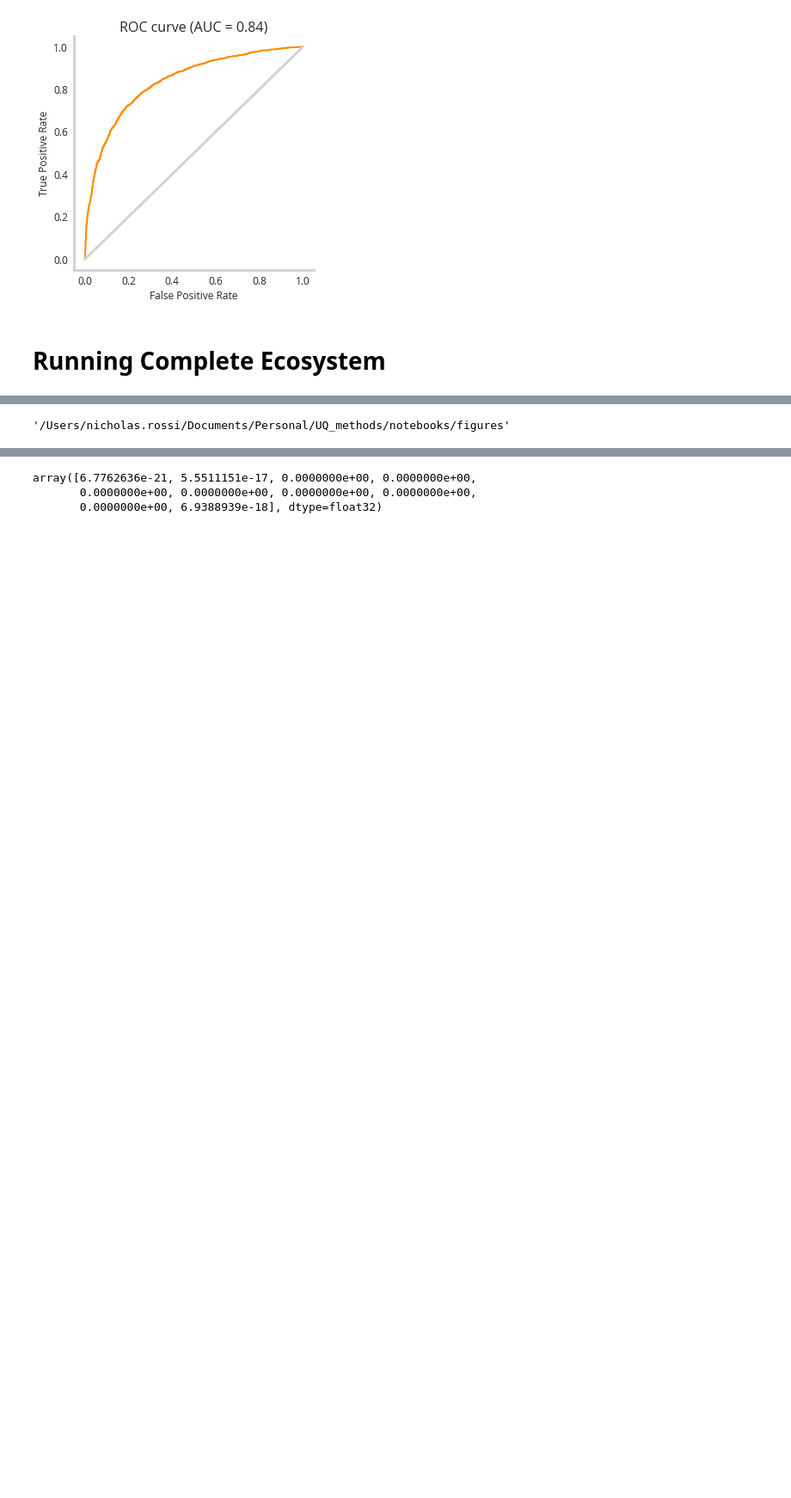
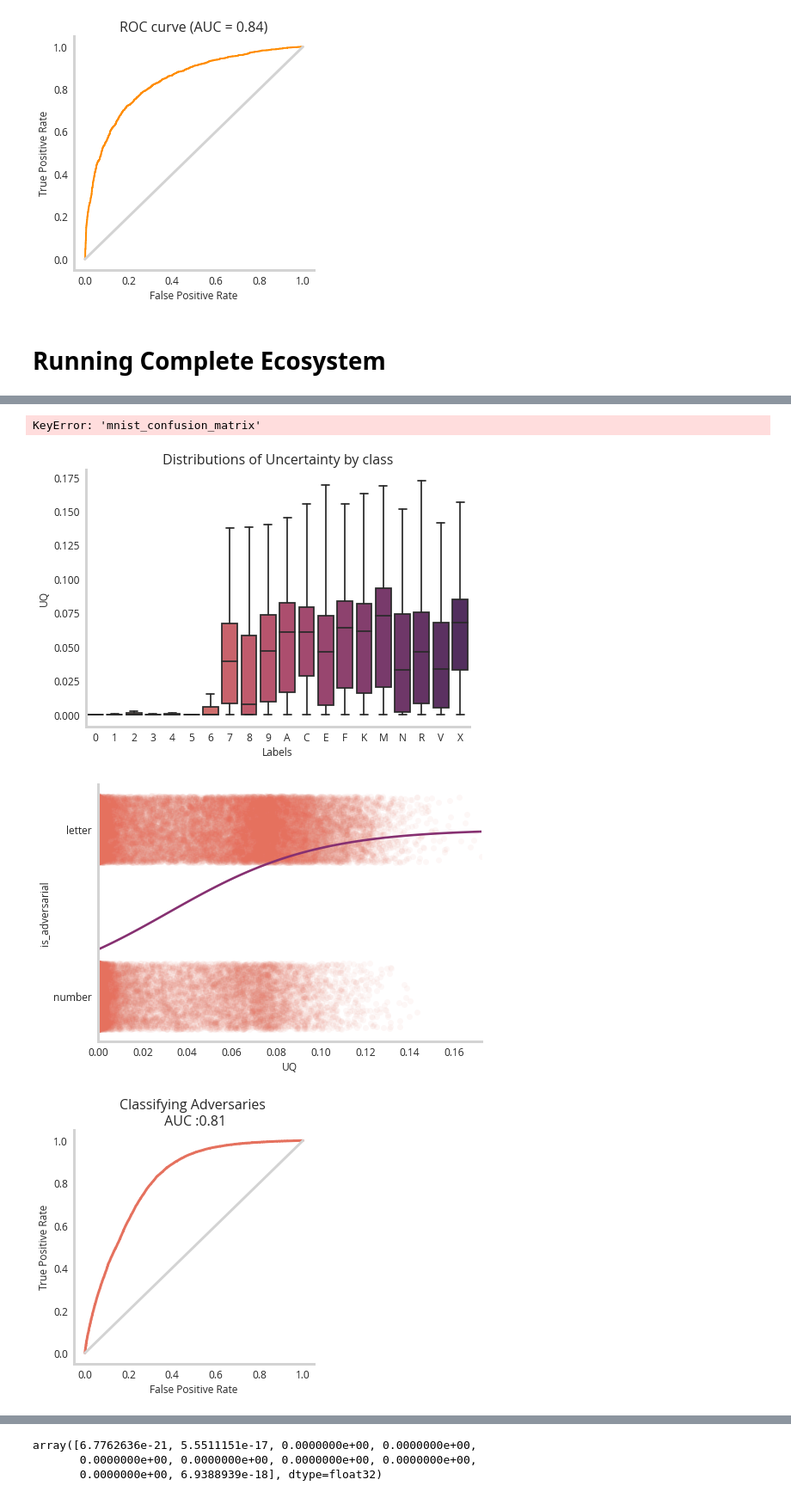
Before and after one commit to NicholasARossi/UQ_methods, a Jupyter notebook: notebooks/05_Neural_Network_Uncertainty_Quantification_with_Dropout.ipynb, the cells around one changed output, grey strips where cells are left out. Shown at 86% size. Drawn from its saved outputs; the diff is of its cells as text; code cells hidden in the pictures; blank space fills up the shorter version.

```diff
--- a/notebooks/05_Neural_Network_Uncertainty_Quantification_with_Dropout.ipynb
+++ b/notebooks/05_Neural_Network_Uncertainty_Quantification_with_Dropout.ipynb
@@ -351,4 +321,7 @@ complete_model.make_plots(os.path.abspath('figures'))
 # %%
-os.path.abspath('figures')
+complete_model.make_plots(os.path.abspath('figures'))
 # %% [output]
-'/Users/nicholas.rossi/Documents/Personal/UQ_methods/notebooks/figures'
+KeyError: 'mnist_confusion_matrix'
+[figure, added]
+[figure, added]
+[figure, added]
```
Also changed, not shown: parts of 27 cells of this notebook, 3 other files.
